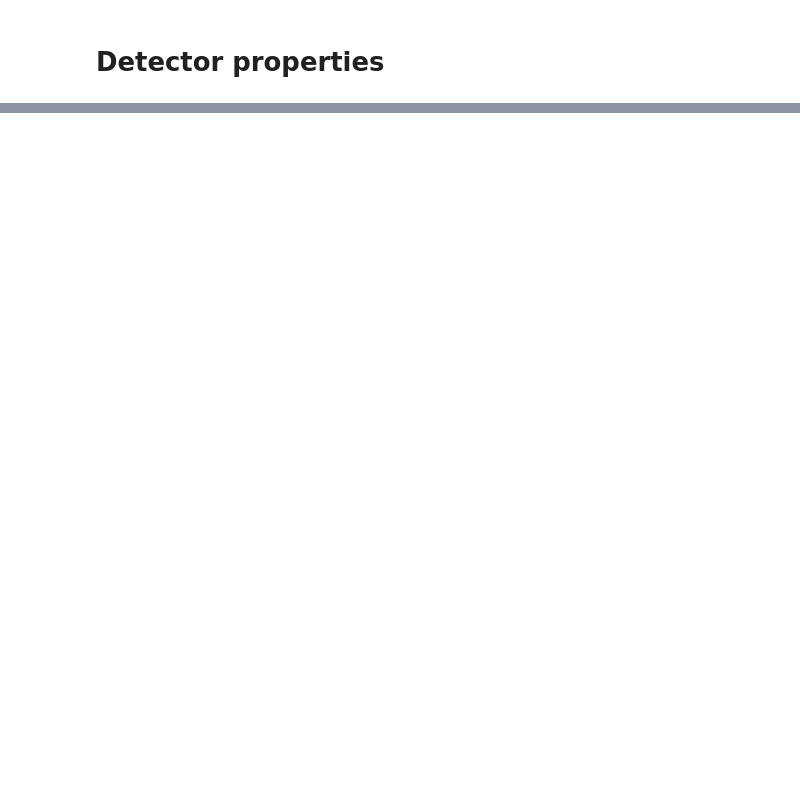
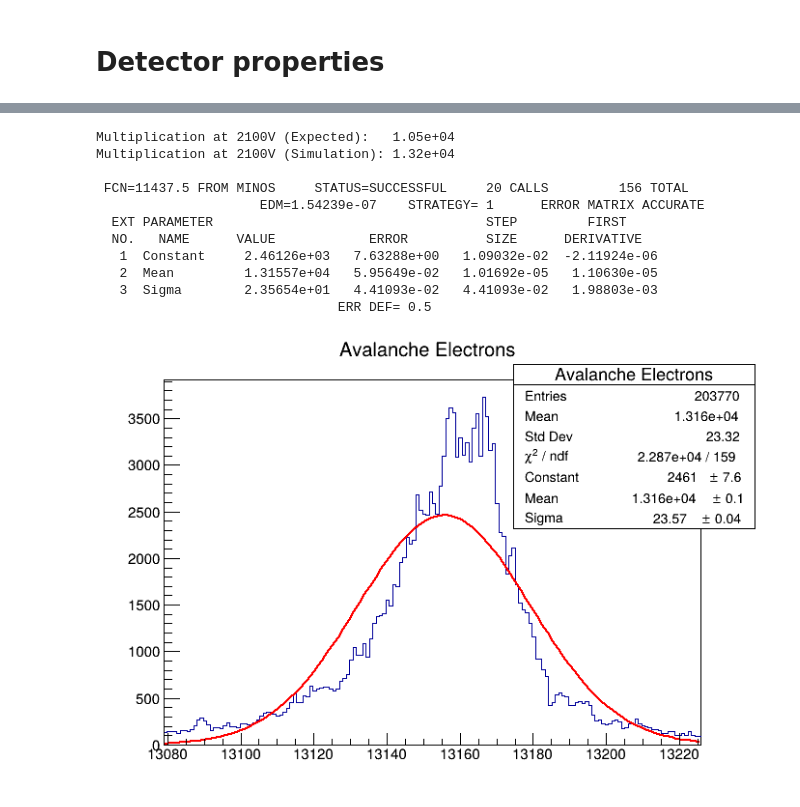
Before and after one commit to gabrielribcesario/MultiwireProportionalChamber, a Jupyter notebook: Python/SimulationAnalysis.ipynb, the cells around one changed output, grey strips where cells are left out. Cells and saved outputs as stored; diff of their text form; code cells hidden in the pictures; blank space fills up the shorter version.

```diff
--- a/Python/SimulationAnalysis.ipynb
+++ b/Python/SimulationAnalysis.ipynb
@@ -91,20 +114,35 @@ lossCanvas.Draw()
 # %%
 eleArr = driftDataframe.AsNumpy(["SizeElectrons"])["SizeElectrons"]
 
-eleQuantiles = np.quantile(eleArr, [0.25, 0.75])
-eleIQR = eleQuantiles[1] - eleQuantiles[0]
-
-bin_edges = np.histogram_bin_edges(eleArr, bins="fd", range=(eleQuantiles[0] - 1.5 * eleIQR, eleQuantiles[1] + 1.5 * eleIQR))
+range_ = get_range(eleArr, iqr=use_iqr)
+bin_edges = np.histogram_bin_edges(eleArr, bins="fd", range=range_)
 n_bins = bin_edges.size - 1
 
 nEleHist = driftDataframe.Histo1D(("Avalanche Electrons", "Avalanche Electrons", n_bins, bin_edges), "SizeElectrons")
 
-nEleHist.Fit("gaus", "ME")
+nEleFit = nEleHist.Fit("gaus", "SMEL")
+
+print(f"Multiplication at 2100V (Expected):   1.05e+04")
+print(f"Multiplication at 2100V (Simulation): {nEleFit.Parameter(1):.3g}")
+print()
 
 nEleCanvas = ROOT.TCanvas()
 
 nEleHist.Draw()
 nEleCanvas.Draw()
+# %% [output]
+Multiplication at 2100V (Expected):   1.05e+04
+Multiplication at 2100V (Simulation): 1.32e+04
+
+ FCN=11437.5 FROM MINOS     STATUS=SUCCESSFUL     20 CALLS         156 TOTAL
+                     EDM=1.54239e-07    STRATEGY= 1      ERROR MATRIX ACCURATE
+  EXT PARAMETER                                   STEP         FIRST
+  NO.   NAME      VALUE            ERROR          SIZE      DERIVATIVE
+   1  Constant     2.46126e+03   7.63288e+00   1.09032e-02  -2.11924e-06
+   2  Mean         1.31557e+04   5.95649e-02   1.01692e-05   1.10630e-05
+   3  Sigma        2.35654e+01   4.41093e-02   4.41093e-02   1.98803e-03
+                               ERR DEF= 0.5
+[figure, added]
 # %%
 ionArr = driftDataframe.AsNumpy(["SizeIons"])["SizeIons"]
 
```
Also changed, not shown: parts of 15 cells of this notebook, 21 other files.
